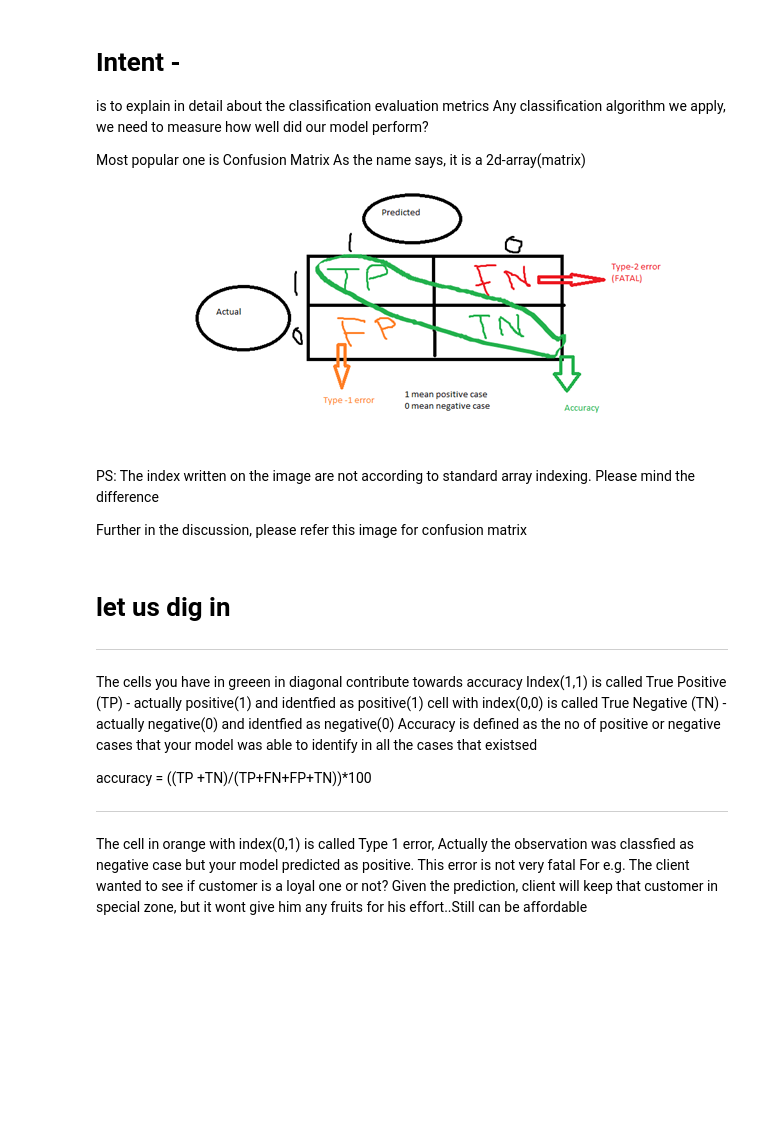
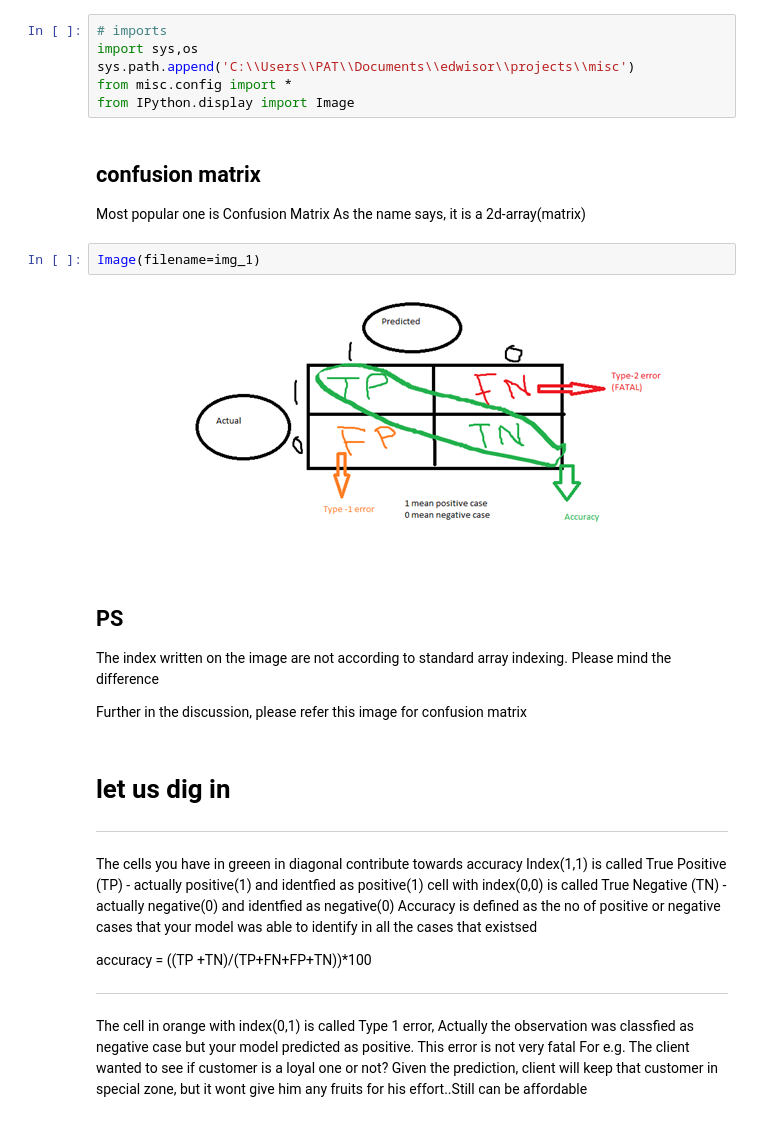
Before and after one commit to pat-123/misc, a Jupyter notebook: notebooks/classification_eval.ipynb, the cells around one changed output. Cells and saved outputs as stored; diff of their text form; blank space fills up the shorter version.

Commit message:
images in notebook

```diff
--- a/notebooks/classification_eval.ipynb
+++ b/notebooks/classification_eval.ipynb
@@ -1,14 +5,21 @@
+# %%
+# imports
+import sys,os
+sys.path.append('C:\\Users\\PAT\\Documents\\edwisor\\projects\\misc')
+from misc.config import *
+from IPython.display import Image
+# %% [markdown]
+## confusion matrix
+Most popular one is Confusion Matrix
+As the name says, it is a 2d-array(matrix)
+# %%
+Image(filename=img_1)
+# %% [output]
+[figure, added]
 # %% [markdown]
-# Intent -
-is to explain in detail about the classification evaluation metrics
-Any classification algorithm we apply, we need to measure how well did our model perform?
+## PS
 
-Most popular one is Confusion Matrix
-As the name says, it is a 2d-array(matrix)
-
-![image.png](attachment:image.png)
-
-PS: The index written on the image are not according to standard array indexing. Please mind the difference
+The index written on the image are not according to standard array indexing. Please mind the difference
 
 Further in the discussion, please refer this image for confusion matrix
 # %% [markdown]
```
Also changed, not shown: parts of 15 cells of this notebook, 5 other files.
